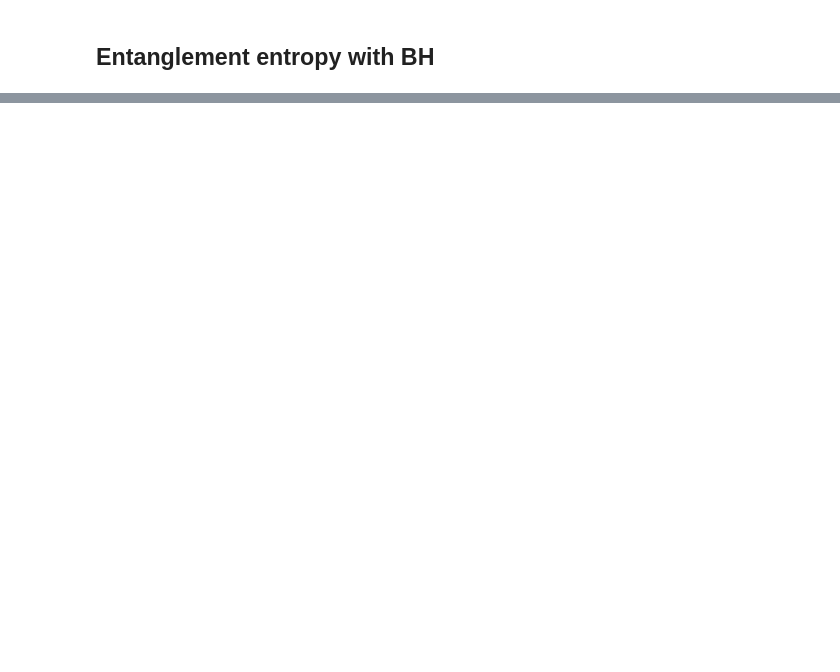
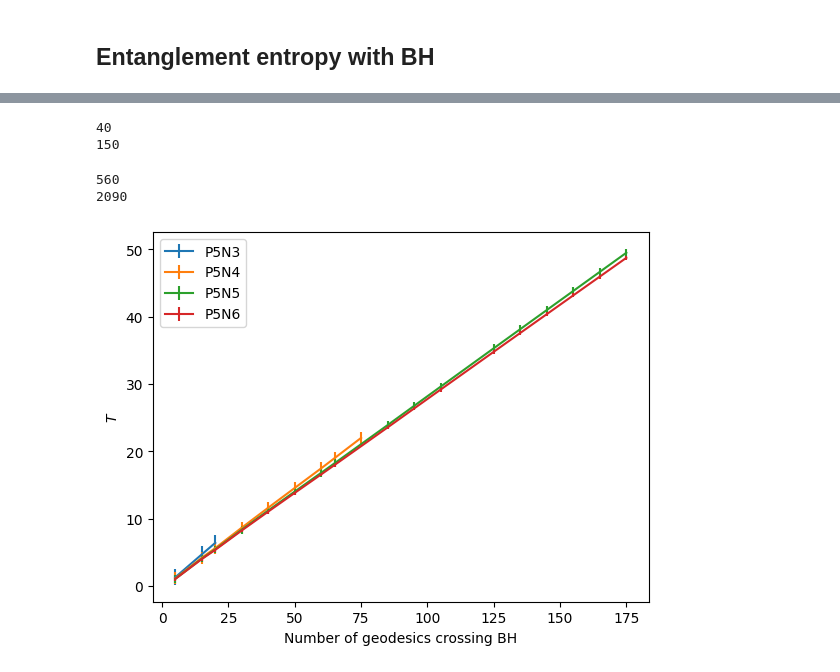
Before and after one commit to Alejo-Costa-Duran/HyperbolicFractonModel, a Jupyter notebook: Simulation.ipynb, the cells around one changed output, grey strips where cells are left out. Saved outputs shown, nothing was run; the diff lists cells and outputs as text; code cells hidden in the pictures; blank space fills up the shorter version.

```diff
--- a/Simulation.ipynb
+++ b/Simulation.ipynb
@@ -34,6 +34,7 @@ for nlayers in range(4,5):
     # Check if the directory exists, if not, create it
     if not os.path.exists(save_dir):
         os.makedirs(save_dir)
+    if not os.path.exists(timeSeries_dir):
         os.makedirs(timeSeries_dir)
 
     #Number of spins in the border
@@ -365,17 +314,0 @@ def entropyFiniteBeta(l,beta):
-# %%
-smallL = blockSizes <0.9
-betas = []
-beta_Var = []
-plt.plot(blockSizes,entropy[0,:], label = 'Zero temperature')
-for index in range(1,18):
-    plt.plot(blockSizes,entropy[index,:])
-    parameters, variance = cf(entropyFiniteBeta,blockSizes[smallL],entropy[index,smallL])
-    print(variance[0,0])
-    betas.append(np.abs(parameters[0]))
-    beta_Var.append(np.sqrt(variance[0,0]))
-    #plt.plot(blockSizes[smallL],entropyFiniteBeta(blockSizes[smallL],*parameters), label = 'Curve fit')
-plt.ylabel(r'$S_{\text{EE}}$')
-plt.xlabel(r'$l/L$')
-plt.xscale('log')
-plt.legend()
-plt.savefig("./EntanglementEntropies.png",format = 'png', dpi = 800)
@@ -400,0 +337,46 @@ plt.savefig("./EntanglementEntropies.png",format = 'png', dpi = 800)
+# %%
+q = 4
+tuples = [(5,3),(5,4),(5,5),(5,6)]
+
+figTemps, axTemps = plt.subplots()
+
+centralCharges = []
+centralChargesVariance = []
+aParameter = []
+aParameterVariance = []
+slopes = []
+slopesVariance = []
+
+for t in tuples:
+    p = t[0]
+    nLayers = t[1]
+    model = md.FractonModel(p,q,nLayers)
+    nBorder = len(model.border)
+    print(nBorder)
+    save_dir = f"../Data/P{p}Q{q}/{nLayers}Layers"
+    entropies_dir = os.path.join(save_dir, 'EntropiesBH')
+    fname = os.path.join(entropies_dir,"P"+str(p)+"Q"+str(q)+"N"+str(nLayers)+".npy")
+    entropies = np.load(fname)
+    bHoleRads = sorted(list(set([np.round(g.distanceToOrigin+0.00001,5) for g in model.geodesicList])))
+    bHoleRads = [0]+bHoleRads[:17]
+    blockSizes = np.linspace(1,nBorder-1,nBorder-1)/nBorder
+    parameters,covariance, betas, betas_Var = blackHoleTemperatures(entropies,blockSizes,bHoleRads)
+    centralCharges.append(parameters[0])
+    centralChargesVariance.append(np.sqrt(covariance[0,0]))
+    aParameter.append(parameters[1])
+    aParameterVariance.append(np.sqrt(covariance[1,1]))
+    geodBH = numGeodesics(model,bHoleRads)
+    slope, stderrSlope = cf(lambda x,a: x*a,geodBH,1/betas)
+    slopes.append(slope[0])
+    slopesVariance.append(np.sqrt(stderrSlope[0,0]))
+    axTemps.errorbar(geodBH,1/betas,yerr = 5*np.sqrt(betas_Var[0]), label = f'P{p}N{nLayers}')
+    axTemps.set_xlabel('Number of geodesics crossing BH')
+    axTemps.set_ylabel('$T$')
+axTemps.legend()
+figTemps.show()
+# %% [output]
+40
+150
+560
+2090
+[figure, added]
```
Also changed, not shown: parts of 21 cells of this notebook.
